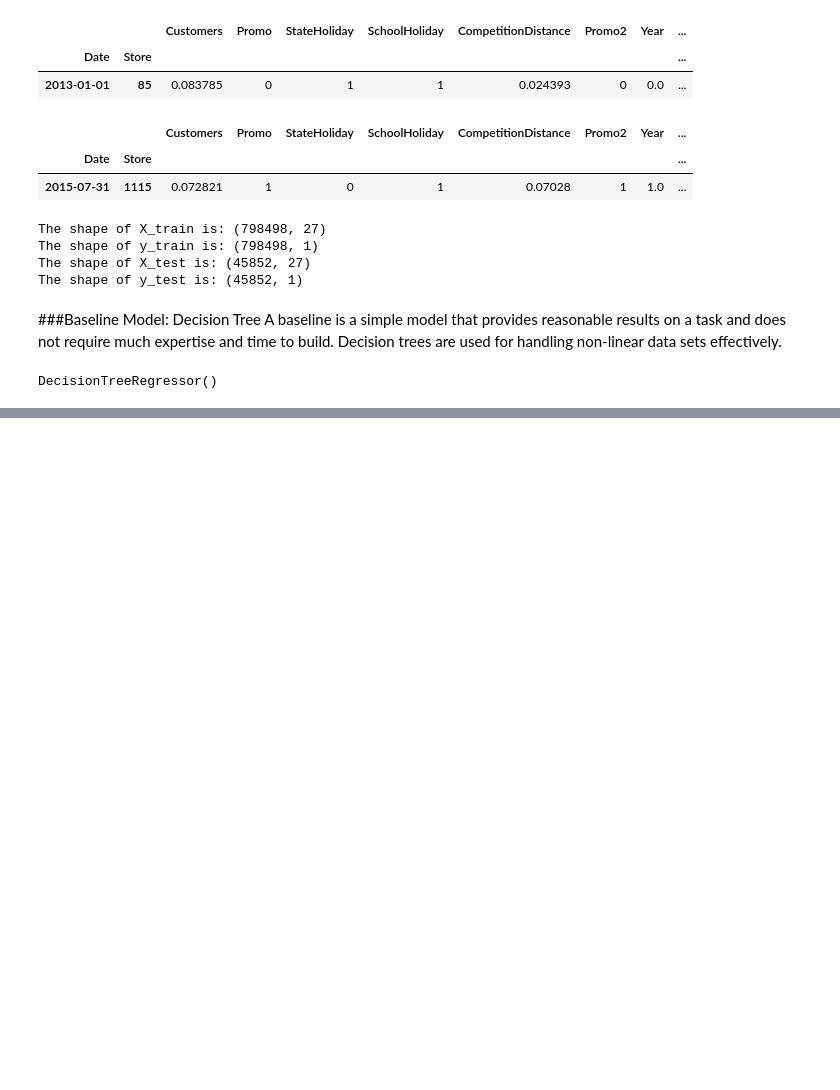
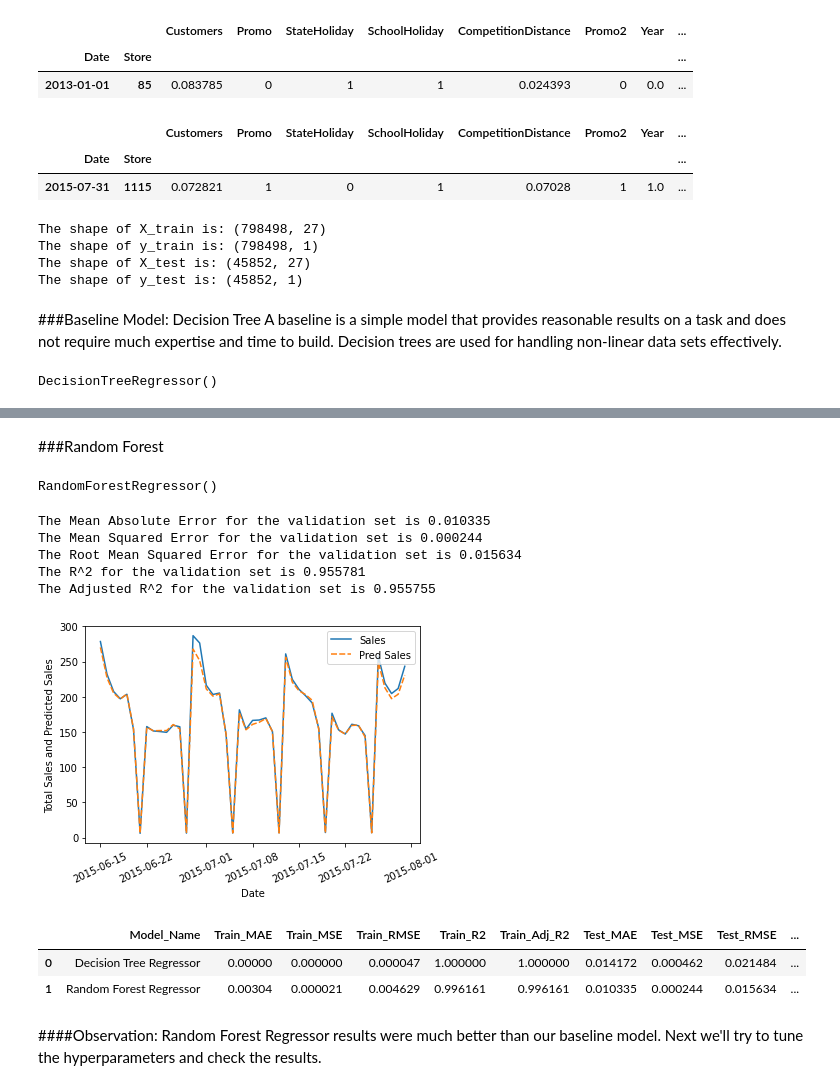
Before and after one commit to vithika-karan/Retail-Sales-Prediction, a Jupyter notebook: Rossmann_Sales_Prediction_Vithika_Karan.ipynb, the cells around one changed output, grey strips where cells are left out. Saved outputs shown, nothing was run; the diff lists cells and outputs as text; code cells hidden in the pictures; blank space fills up the shorter version.

Commit message:
Random Forest Model

```diff
--- a/Rossmann_Sales_Prediction_Vithika_Karan.ipynb
+++ b/Rossmann_Sales_Prediction_Vithika_Karan.ipynb
@@ -902,0 +907,2 @@ comparison_df
+# %% [markdown]
+###Random Forest
@@ -902,0 +912,16 @@ comparison_df
+# %%
+#fitting
+random_forest = RandomForestRegressor(n_estimators=100)
+random_forest.fit(X_train,y_train)
+# %% [output]
+RandomForestRegressor()
+# %%
+#model evaluation
+random_f = model_evaluation('Random Forest Regressor',random_forest,X_train,y_train,X_test,y_test)
+# %% [output]
+The Mean Absolute Error for the validation set is 0.010335
+The Mean Squared Error for the validation set is 0.000244
+The Root Mean Squared Error for the validation set is 0.015634
+The R^2 for the validation set is 0.955781
+The Adjusted R^2 for the validation set is 0.955755
+[figure, added]
@@ -902,0 +931,10 @@ comparison_df
+# %%
+#comparison df
+comparison_df
+# %% [output]
+|  | Model_Name | Train_MAE | Train_MSE | Train_RMSE | Train_R2 | Train_Adj_R2 | Test_MAE | Test_MSE | Test_RMSE | ... |
+| 0 | Decision Tree Regressor | 0.00000 | 0.000000 | 0.000047 | 1.000000 | 1.000000 | 0.014172 | 0.000462 | 0.021484 | ... |
+| 1 | Random Forest Regressor | 0.00304 | 0.000021 | 0.004629 | 0.996161 | 0.996161 | 0.010335 | 0.000244 | 0.015634 | ... |
+# %% [markdown]
+####Observation:
+Random Forest Regressor results were much better than our baseline model. Next we'll try to tune the hyperparameters and check the results.
```
Also changed, not shown: parts of 19 cells of this notebook.
